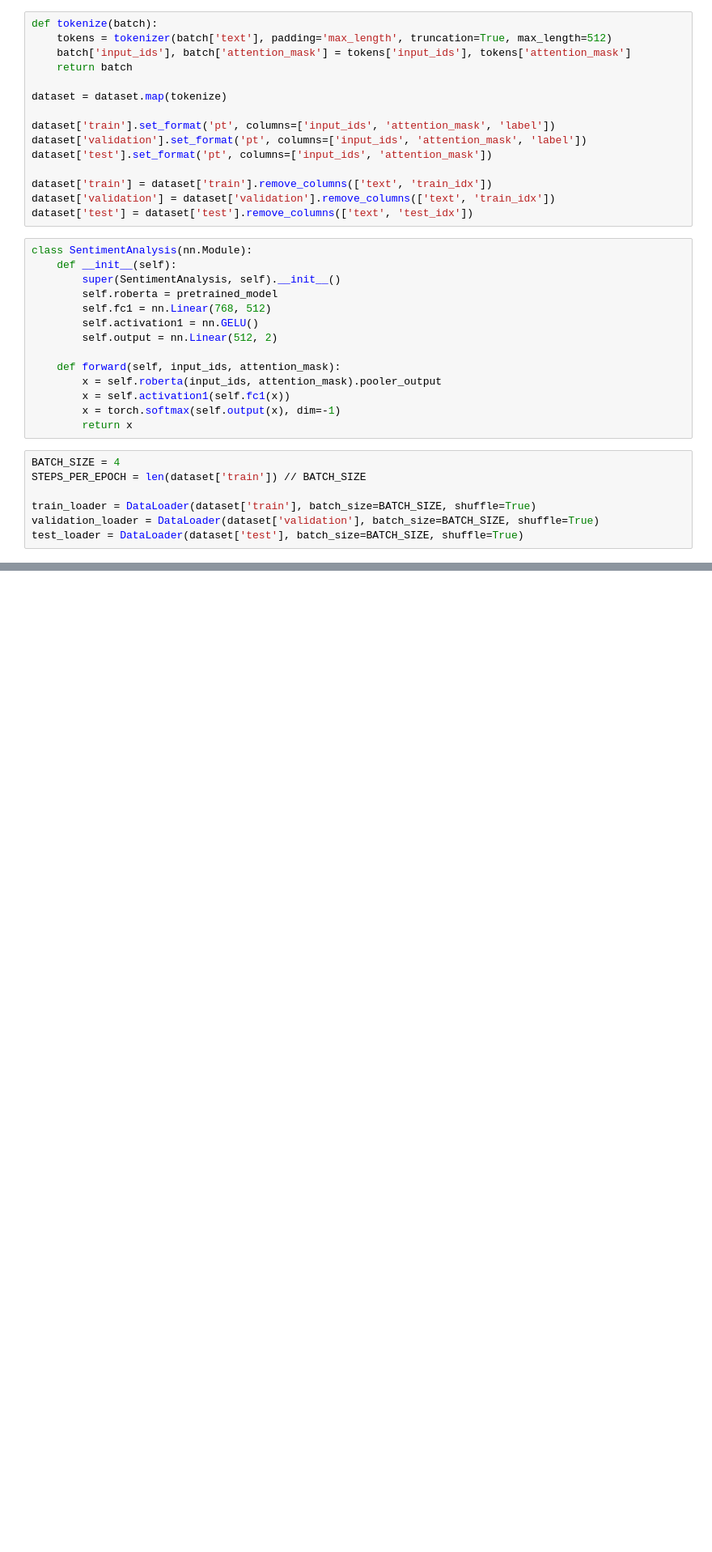
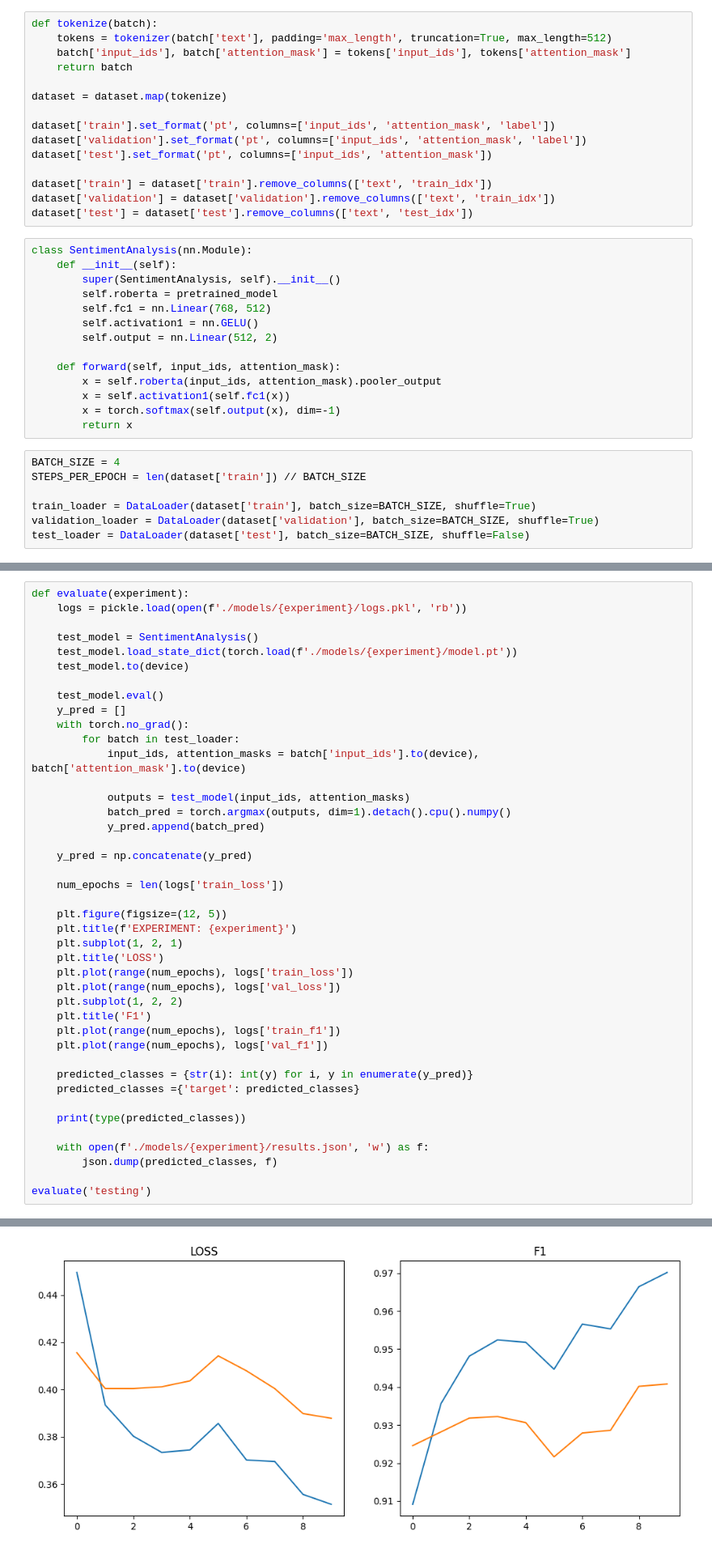
Before and after one commit to adgiz05/sentiment_analysis, a Jupyter notebook: sentiment_analysis.ipynb, the cells around one changed output, grey strips where cells are left out. Shown: that part at 81% size. Saved outputs shown, nothing was run; the diff lists cells and outputs as text; blank space fills up the shorter version.

```diff
--- a/sentiment_analysis.ipynb
+++ b/sentiment_analysis.ipynb
@@ -71,5 +77,5 @@ STEPS_PER_EPOCH = len(dataset['train']) // BATCH_SIZE
 
 train_loader = DataLoader(dataset['train'], batch_size=BATCH_SIZE, shuffle=True)
 validation_loader = DataLoader(dataset['validation'], batch_size=BATCH_SIZE, shuffle=True)
-test_loader = DataLoader(dataset['test'], batch_size=BATCH_SIZE, shuffle=True)
+test_loader = DataLoader(dataset['test'], batch_size=BATCH_SIZE, shuffle=False)
 # %%
@@ -195,0 +246,43 @@ Epoch 1/1
+# %%
+def evaluate(experiment):
+    logs = pickle.load(open(f'./models/{experiment}/logs.pkl', 'rb'))
+
+    test_model = SentimentAnalysis()
+    test_model.load_state_dict(torch.load(f'./models/{experiment}/model.pt'))
+    test_model.to(device)
+
+    test_model.eval()
+    y_pred = []
+    with torch.no_grad():
+        for batch in test_loader:
+            input_ids, attention_masks = batch['input_ids'].to(device), batch['attention_mask'].to(device)
+
+            outputs = test_model(input_ids, attention_masks)
+            batch_pred = torch.argmax(outputs, dim=1).detach().cpu().numpy()
+            y_pred.append(batch_pred)
+
+    y_pred = np.concatenate(y_pred)
+
+    num_epochs = len(logs['train_loss'])
+
+    plt.figure(figsize=(12, 5))
+    plt.title(f'EXPERIMENT: {experiment}')
+    plt.subplot(1, 2, 1)
+    plt.title('LOSS')
+    plt.plot(range(num_epochs), logs['train_loss'])
+    plt.plot(range(num_epochs), logs['val_loss'])
+    plt.subplot(1, 2, 2)
+    plt.title('F1')
+    plt.plot(range(num_epochs), logs['train_f1'])
+    plt.plot(range(num_epochs), logs['val_f1'])
+
+    predicted_classes = {str(i): int(y) for i, y in enumerate(y_pred)}
+    predicted_classes ={'target': predicted_classes}
+
+    print(type(predicted_classes))
+
+    with open(f'./models/{experiment}/results.json', 'w') as f:
+        json.dump(predicted_classes, f)
+
+evaluate('testing')
+# %% [output]
@@ -195,0 +290 @@ Epoch 1/1
+[figure, added]
```
Also changed, not shown: parts of 6 cells of this notebook.
